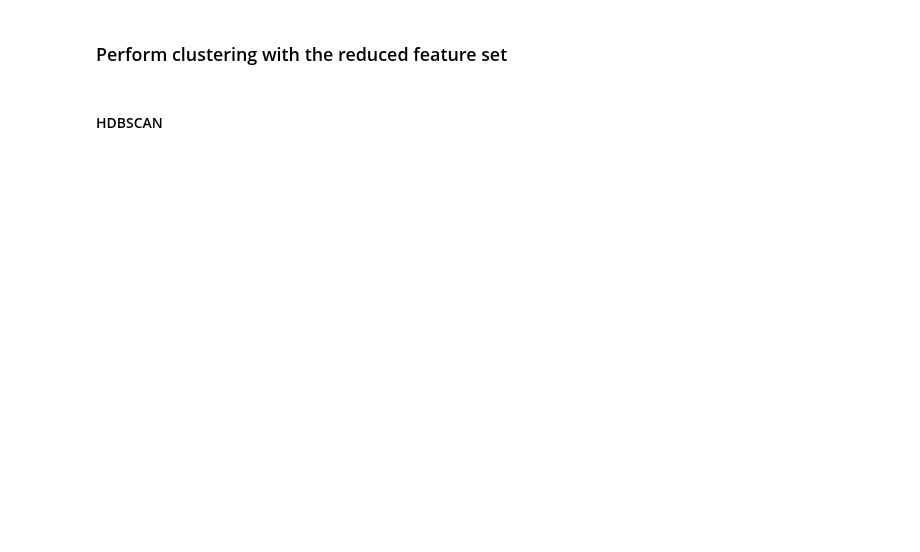
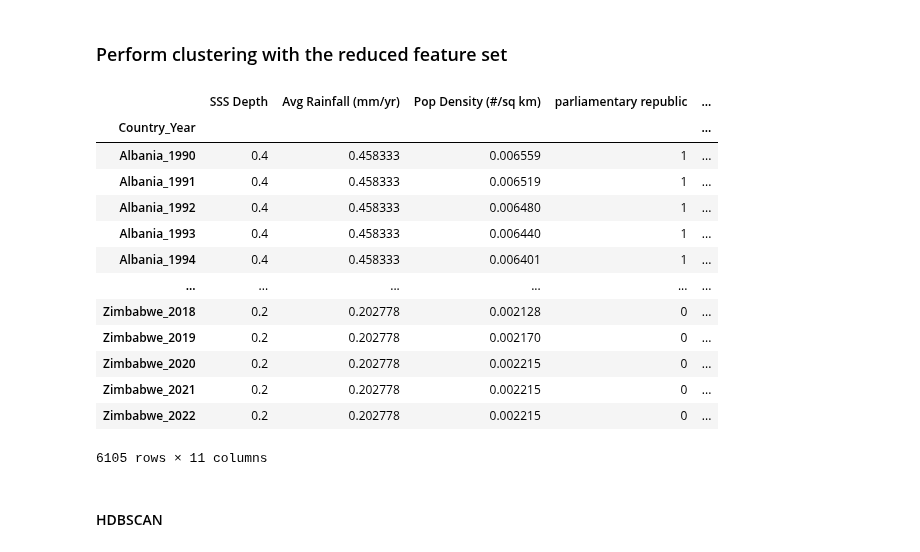
Before and after one commit to AndrewZinc/Expect_Life-Redux, a Jupyter notebook: Analysis/Cluster_Analysis.ipynb, the cells around one changed output. Cells and saved outputs as stored; diff of their text form; code cells hidden in the pictures; blank space fills up the shorter version.

```diff
--- a/Analysis/Cluster_Analysis.ipynb
+++ b/Analysis/Cluster_Analysis.ipynb
@@ -339,12 +398,12 @@ def cross_projection_normalization(clustering_medoids, scatter_criteria_score, s
 
     # Normalizing the criteria scores with the mean of projections
     # Adjusting the formula to consider Davies-Bouldin Score. Recall: For Davies-Bouldin, lower is better.
-    # We add 1 to the normalization_factor to ensure it doesn't lead to division by zero or negative values.
+    # We add 1 to the normalization_factor and normalization_numerator to ensure it doesn't lead to division by zero or negative values.
 
     # Combined normalization factor incorporates all metrics.
     normalization_factor = (1 + mean_projection + davies_bouldin_score)
-
-    normalized_score = (scatter_criteria_score + silhouette_criteria_score + calinski_harbasz_index) / normalization_factor
+    normalization_numerator = (1 + scatter_criteria_score + silhouette_criteria_score + calinski_harbasz_index)
+    normalized_score = normalization_numerator / normalization_factor
 
     return normalized_score
 # %%
@@ -493,7 +556,7 @@ best_kmedoid_features = []
 complete1_df = complete_df.copy()
 complete1_np = complete1_df.to_numpy()
 # Run the experiment using the complete (non-pca) dataframe and identify the clustering algorithm by name.
-best_k, best_kmedoid_features = optimal_feature_clusters(complete1_np, 'kmedoids')
+best_k, best_kmedoid_features, not_used = optimal_feature_clusters(complete1_np, 'kmedoids')
 
 # Stop timing
 stop = time.perf_counter()
@@ -559,3 +659,20 @@ kmedoids_final_complete_features_df['KMedoids Clusters'] = kmedoids_final_labels
+# %%
+kmedoids_reduced_features_df
+# %% [output]
+|  | SSS Depth | Avg Rainfall (mm/yr) | Pop Density (#/sq km) | parliamentary republic | ... |
+| Country_Year |  |  |  |  | ... |
+| Albania_1990 | 0.4 | 0.458333 | 0.006559 | 1 | ... |
+| Albania_1991 | 0.4 | 0.458333 | 0.006519 | 1 | ... |
+| Albania_1992 | 0.4 | 0.458333 | 0.006480 | 1 | ... |
+| Albania_1993 | 0.4 | 0.458333 | 0.006440 | 1 | ... |
+| Albania_1994 | 0.4 | 0.458333 | 0.006401 | 1 | ... |
+| ... | ... | ... | ... | ... | ... |
+| Zimbabwe_2018 | 0.2 | 0.202778 | 0.002128 | 0 | ... |
+| Zimbabwe_2019 | 0.2 | 0.202778 | 0.002170 | 0 | ... |
+| Zimbabwe_2020 | 0.2 | 0.202778 | 0.002215 | 0 | ... |
+| Zimbabwe_2021 | 0.2 | 0.202778 | 0.002215 | 0 | ... |
+| Zimbabwe_2022 | 0.2 | 0.202778 | 0.002215 | 0 | ... |
+6105 rows × 11 columns
 # %%
 # Start timing
 start = time.perf_counter()
```
Also changed, not shown: parts of 17 cells of this notebook.
